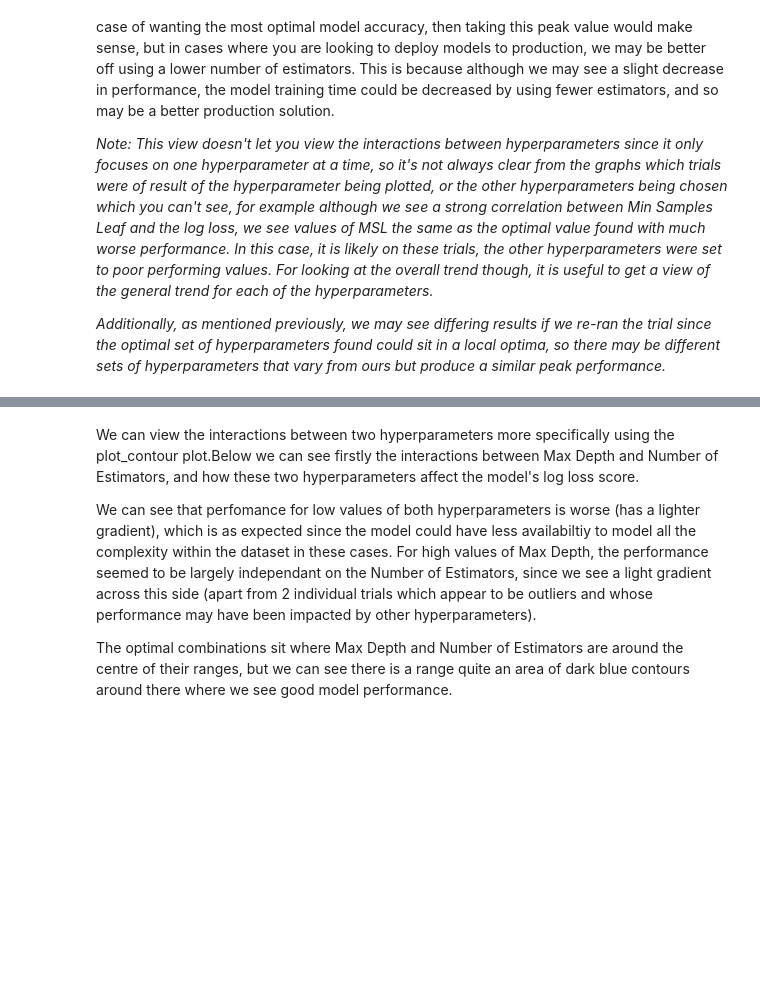
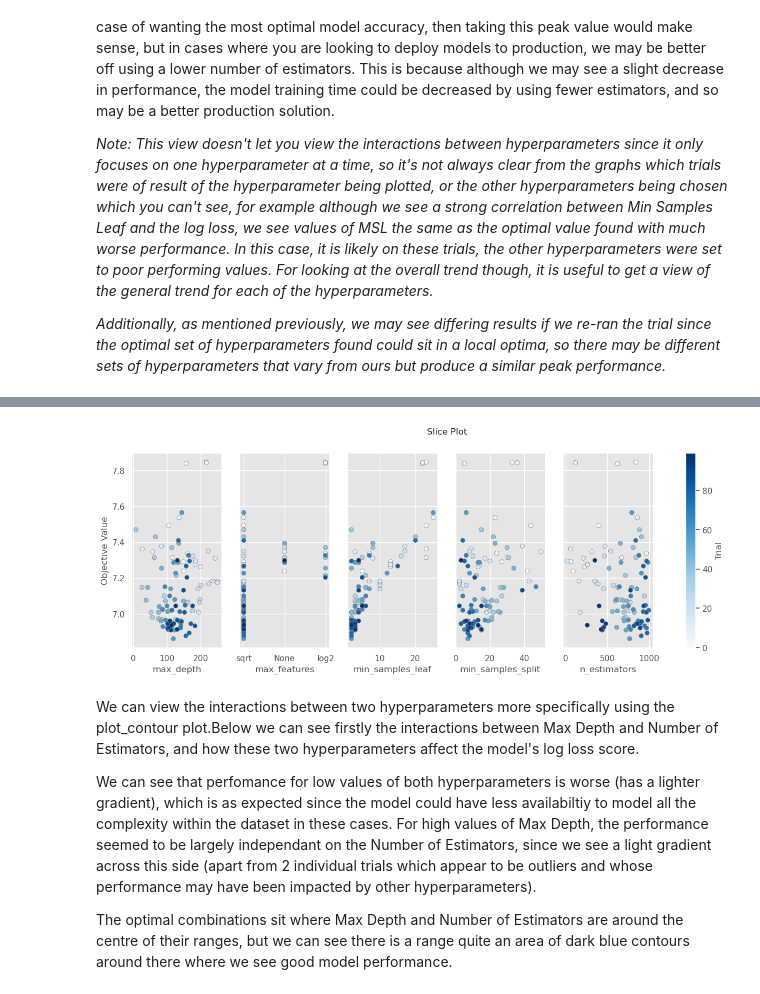
Before and after one commit to lucas-fuller/kaggle, a Jupyter notebook: hyperparameter-tuning-with-optuna.ipynb, the cells around one changed output, grey strips where cells are left out. Cells and saved outputs as stored; diff of their text form; code cells hidden in the pictures; blank space fills up the shorter version.

```diff
--- a/hyperparameter-tuning-with-optuna.ipynb
+++ b/hyperparameter-tuning-with-optuna.ipynb
@@ -648,5 +660,6 @@ We see that the model found a number of estimators of 767 in the trials we did,
 
 *Additionally, as mentioned previously, we may see differing results if we re-ran the trial since the optimal set of hyperparameters found could sit in a local optima, so there may be different sets of hyperparameters that vary from ours but produce a similar peak performance.*
 # %%
-optuna.visualization.plot_slice(study)
+optuna.visualization.matplotlib.plot_slice(study)
+plt.show()
 # %% [output]
@@ -654,3 +666,4 @@ optuna.visualization.plot_slice(study)
+[figure, added]
 # %% [markdown]
 We can view the interactions between two hyperparameters more specifically using the plot_contour plot.Below we can see firstly the interactions between Max Depth and Number of Estimators, and how these two hyperparameters affect the model's log loss score.
 
```
Also changed, not shown: parts of 9 cells of this notebook.
